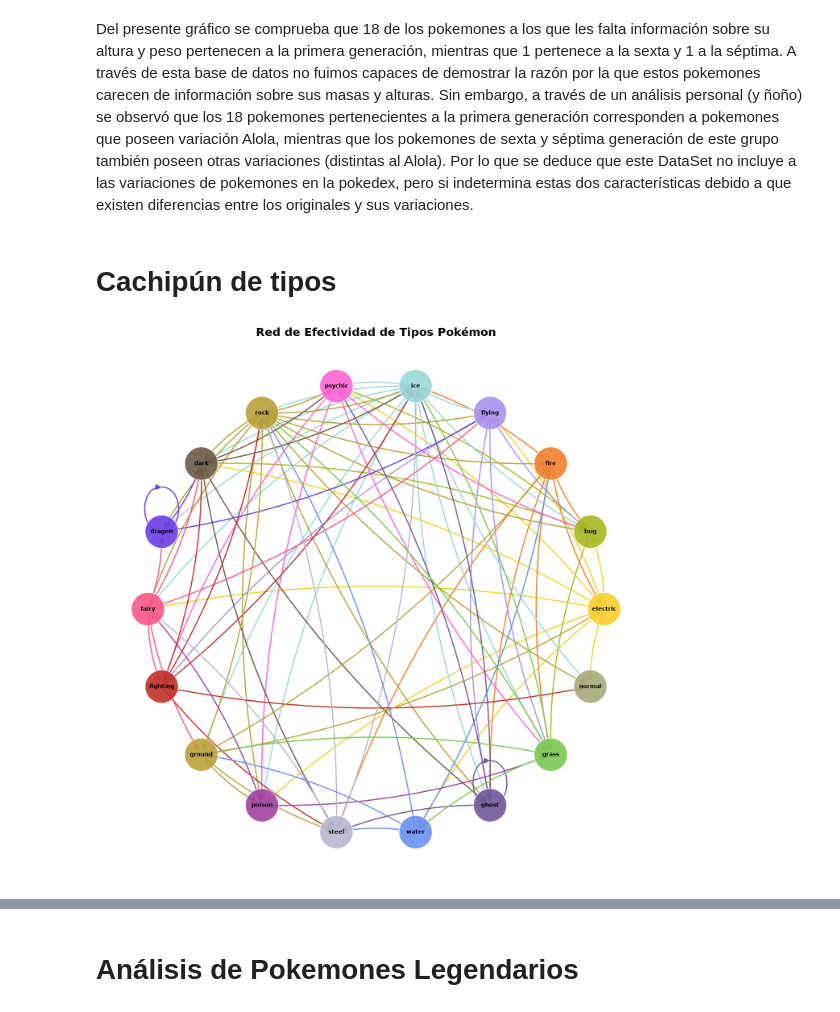
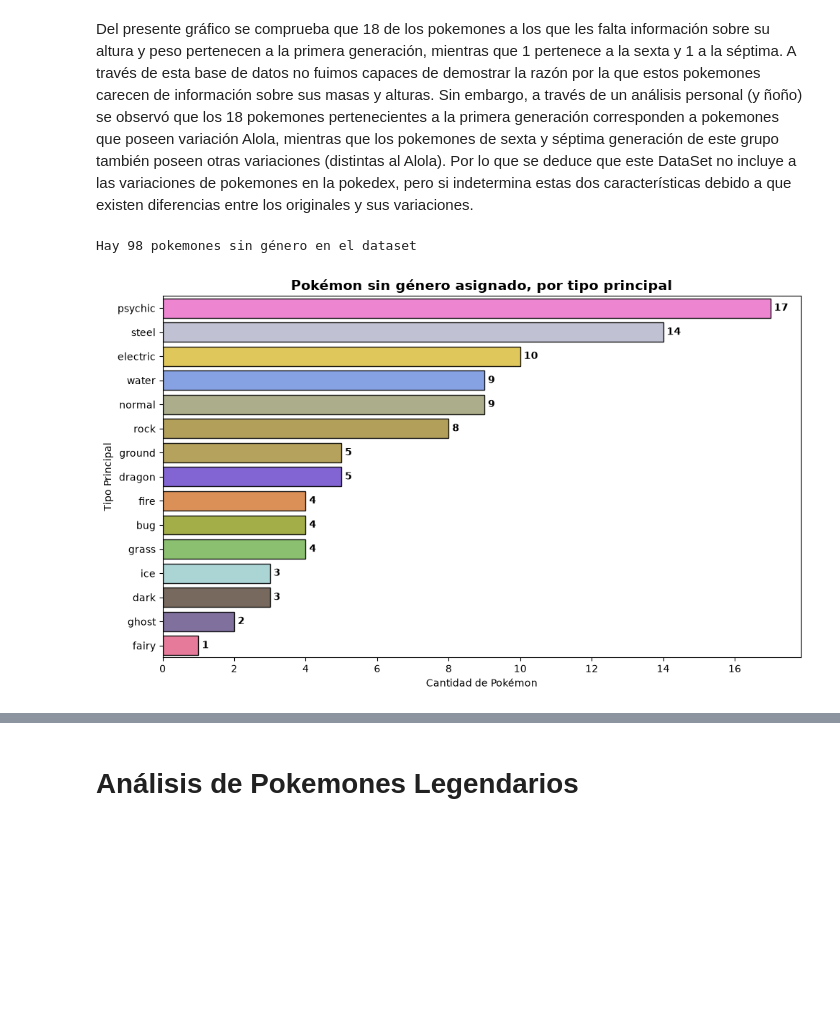
Before and after one commit to keitzeta/Pokemon-Inference-Classification-Outcomes, a Jupyter notebook: Pokemon.ipynb, the cells around one changed output, grey strips where cells are left out. Cells and saved outputs as stored; diff of their text form; code cells hidden in the pictures; blank space fills up the shorter version.

```diff
--- a/Pokemon.ipynb
+++ b/Pokemon.ipynb
@@ -132,45 +131,25 @@ colores_tipos = {
-# %% [markdown]
-# Cachipún de tipos
-# %%
-columnas_contra = [col for col in PokemonSet.columns if col.startswith('against_')]
-efectividad = PokemonSet.groupby('type1')[columnas_contra].mean()
-
-
-conexiones = []
-for tipo_defensor in efectividad.index:
-    for col in columnas_contra:
-        tipo_atacante = col.replace('against_', '')
-
-        if tipo_atacante == 'fight':
-            tipo_atacante = 'fighting'
-
-        if efectividad.loc[tipo_defensor, col] > 1.1:
-            conexiones.append((tipo_atacante, tipo_defensor))
-
-G = nx.DiGraph()
-G.add_edges_from(conexiones)
-
-colores_nodos = [colores_tipos[nodo] for nodo in G.nodes()]
-
-colores_flechas = [colores_tipos[origen] for origen, destino in G.edges()]
-
-plt.figure(figsize=(14, 14))
-posiciones = nx.circular_layout(G)
-
-nx.draw_networkx_nodes(G, posiciones, node_size=3500, node_color=colores_nodos, alpha=0.9, edgecolors='white')
-nx.draw_networkx_labels(G, posiciones, font_size=10, font_weight='bold')
-nx.draw_networkx_edges(G, posiciones,
-                       edgelist=G.edges(),
-                       arrowstyle='-|>',
-                       arrowsize=20,
-                       edge_color=colores_flechas,
-                       width=2.0,
-                       connectionstyle='arc3,rad=0.1',
-                       alpha=1)
-
-plt.title("Red de Efectividad de Tipos Pokémon", fontsize=20, weight='bold')
-plt.axis("off")
-plt.tight_layout()
-plt.show()
-# %% [output]
-[figure, removed]
+# %%
+sin_genero = PokemonSet[PokemonSet['percentage_male'].isna()].copy()
+sin_genero['type1'] = sin_genero['type1'].str.lower()
+
+print(f'Hay {len(sin_genero)} pokemones sin género en el dataset')
+# %% [output]
+Hay 98 pokemones sin género en el dataset
+# %%
+conteo_tipo = sin_genero['type1'].value_counts()
+colores_barra = [colores_tipos.get(t, '#B0BEC5') for t in conteo_tipo.index]
+
+plt.figure(figsize=(10, 6))
+ax = sns.barplot(x=conteo_tipo.values, y=conteo_tipo.index, hue=conteo_tipo.index,
+                  palette=colores_barra, legend=False, edgecolor='black', alpha=0.9)
+
+for i, v in enumerate(conteo_tipo.values):
+    ax.text(v + 0.1, i, str(v), va='center', fontweight='bold')
+
+plt.title('Pokémon sin género asignado, por tipo principal', fontweight='bold', fontsize=14)
+plt.xlabel('Cantidad de Pokémon')
+plt.ylabel('Tipo Principal')
+plt.tight_layout()
+plt.show()
+# %% [output]
+[figure, added]
```
Also changed, not shown: parts of 30 cells of this notebook.
